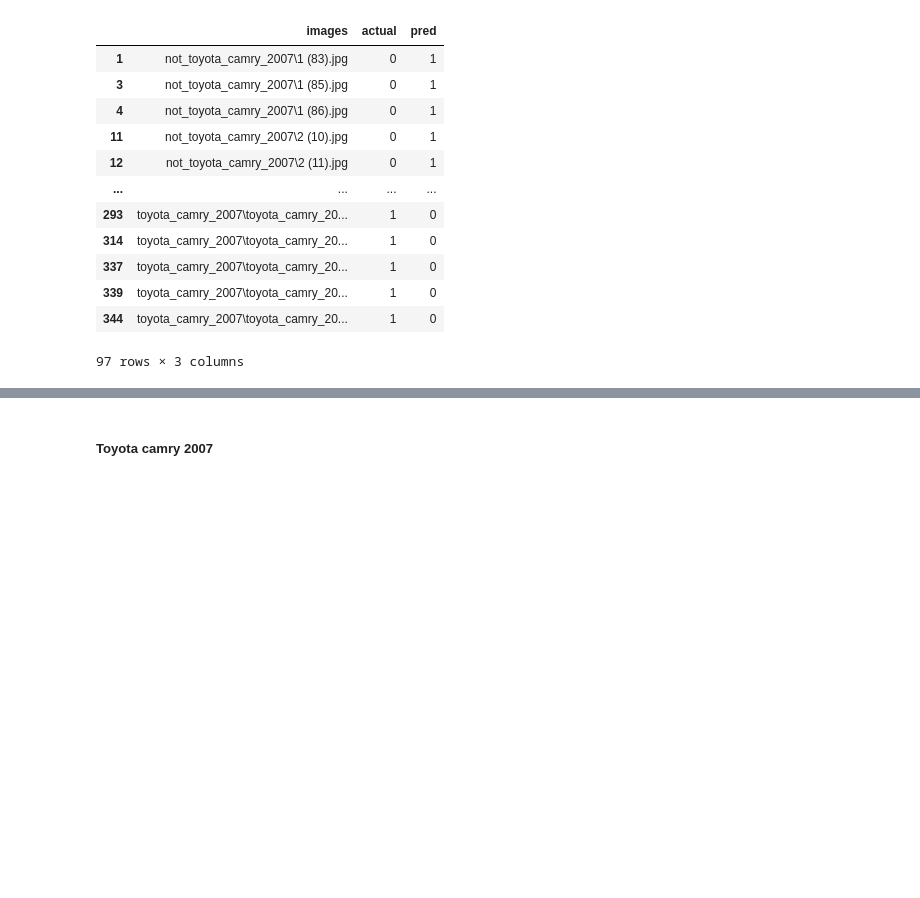
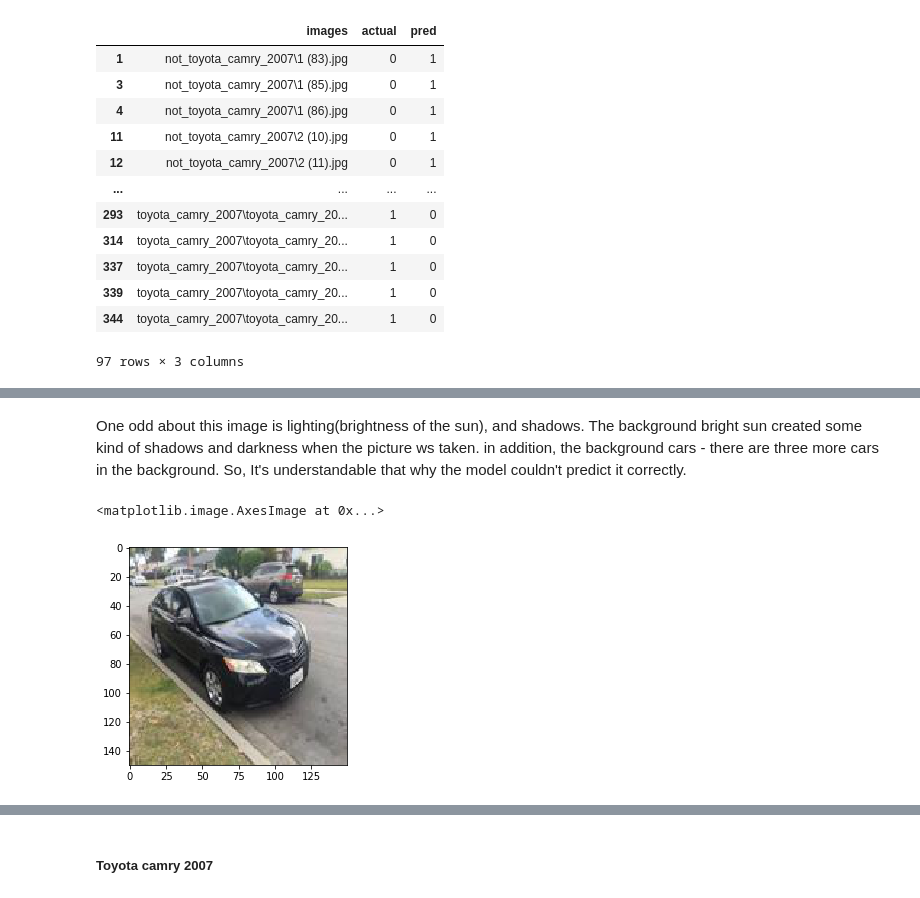
Before and after one commit to itssaifulhasan/image_recognition_CNN, a Jupyter notebook: code/dsi_capstone_notebook.ipynb, the cells around one changed output, grey strips where cells are left out. Drawn from its saved outputs; the diff is of its cells as text; code cells hidden in the pictures; blank space fills up the shorter version.

```diff
--- a/code/dsi_capstone_notebook.ipynb
+++ b/code/dsi_capstone_notebook.ipynb
@@ -942,0 +932,8 @@ missclassified_images
+# %% [markdown]
+One odd about this image is lighting(brightness of the sun), and shadows. The background bright sun created some kind of shadows and darkness when the picture ws taken. in addition, the background cars -  there are three more cars in the background. So, It's understandable that why the model couldn't predict it correctly.
+# %%
+images = image.imread('../car_images/test_images/toyota_camry_2007/toyota_camry_2007 (274).jpg')
+pyplot.imshow(images)
+# %% [output]
+<matplotlib.image.AxesImage at 0x...>
+[figure, added]
```
Also changed, not shown: parts of 70 cells of this notebook, 1 other file.
